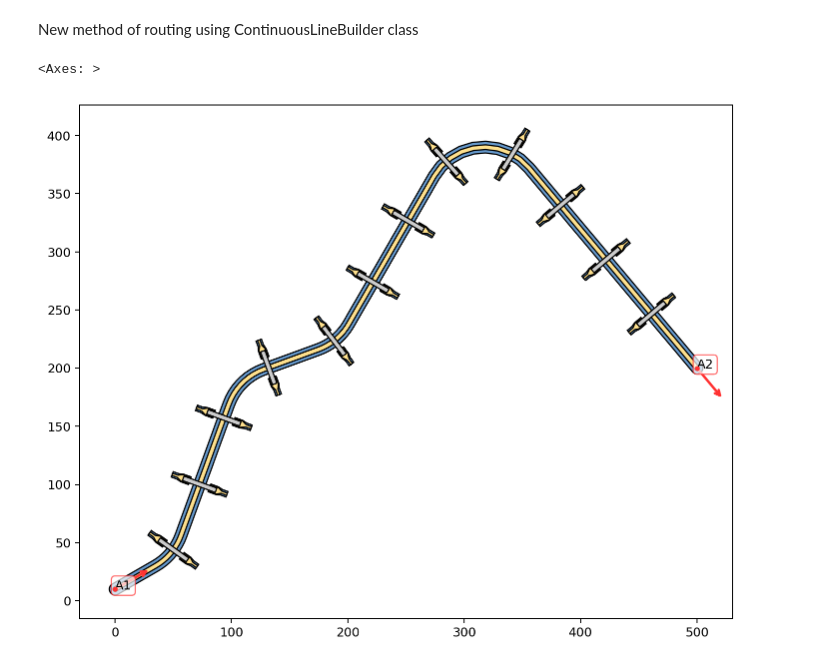
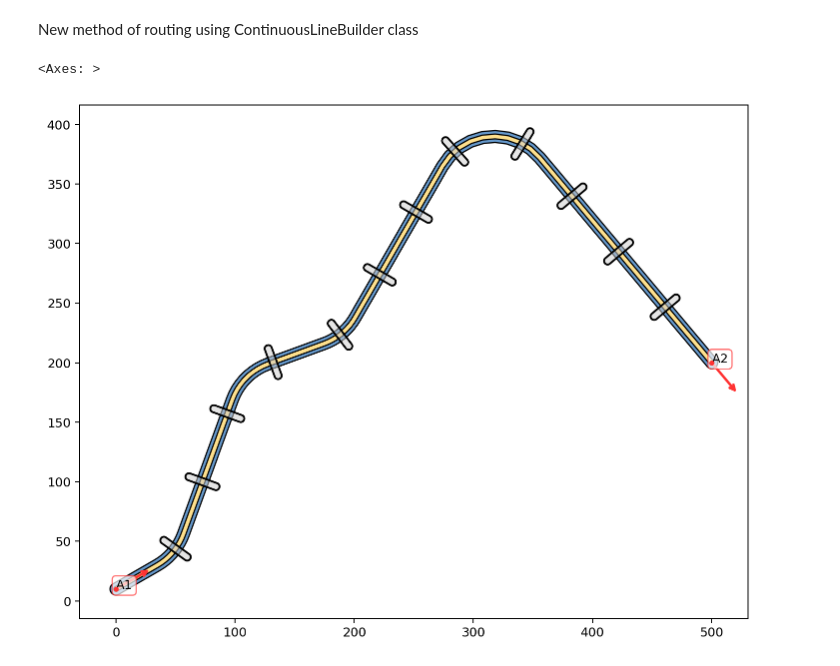
Before and after one commit to eeroqlab/zeroheliumkit, a Jupyter notebook: docs/source/notebooks/anchors_routes.ipynb, the cells around one changed output. Saved outputs shown, nothing was run; the diff lists cells and outputs as text; code cells hidden in the pictures.

```diff
--- a/docs/source/notebooks/anchors_routes.ipynb
+++ b/docs/source/notebooks/anchors_routes.ipynb
@@ -45,0 +17,10 @@ Taper ('layer2', 'layer1', 'open', 'air')
+# %%
+ab = Structure()
+ab.add_layer("open", Square(8, (0,-12), round_radius=3.9), color=GREEN, alpha=0.8)
+ab.add_polygon("open", Square(8, (0,12), round_radius=3.9))
+ab.add_layer("air", Rectangle(6, 30, round_radius=2.9), color=GRAY, alpha=0.5)
+
+ab_main = ab.copy()
+ab_main.anchors.add([Anchor((0,12), 90, "out"), Anchor((0,-12), 90, "in")])
+
+# ab_main.quickplot()
@@ -102,23 +90,23 @@ from zeroheliumkit import ContinuousLineBuilder, RoutingConfig, ObjsAlongConfig
 # %%
 r = Structure()
 route = ContinuousLineBuilder(routing=RoutingConfig(radius=50, num_segments=10),
                               layers={"layer2": 4, "layer1": 10},
                               objs_along=ObjsAlongConfig(structure=ab, spacing=60, endpoints=False))
 
-r.add_anchor(Anchor((0,10), 30, "A1"))
-r.add_anchor(Anchor((500,200), -50, "A2"))
+r.anchors.add(Anchor((0,10), 30, "A1"))
+r.anchors.add(Anchor((500,200), -50, "A2"))
 
-route.start(r.get_anchor("A1")).go(40,40).go(120,-50).go(50,40).routeto(r.get_anchor("A2")).build_all()
+route.start(r.anchors["A1"]).go(40,40).go(120,-50).go(50,40).routeto(r.anchors["A2"]).build_all()
 r.append(route.structure)
 
 r.colors = ColorHandler({
     "layer1": BLUE,
     "layer2": YELLOW2,
-    "air": GRAY
+    "air": (GRAY, 0.5)
 })
-r.remove_skeletone()
+r.skeletone.remove()
 
 r.quickplot()
 # %% [output]
 <Axes: >
-[figure, old version]
+[figure, new version]
```
Also changed, not shown: parts of 5 cells of this notebook, 14 other files.
